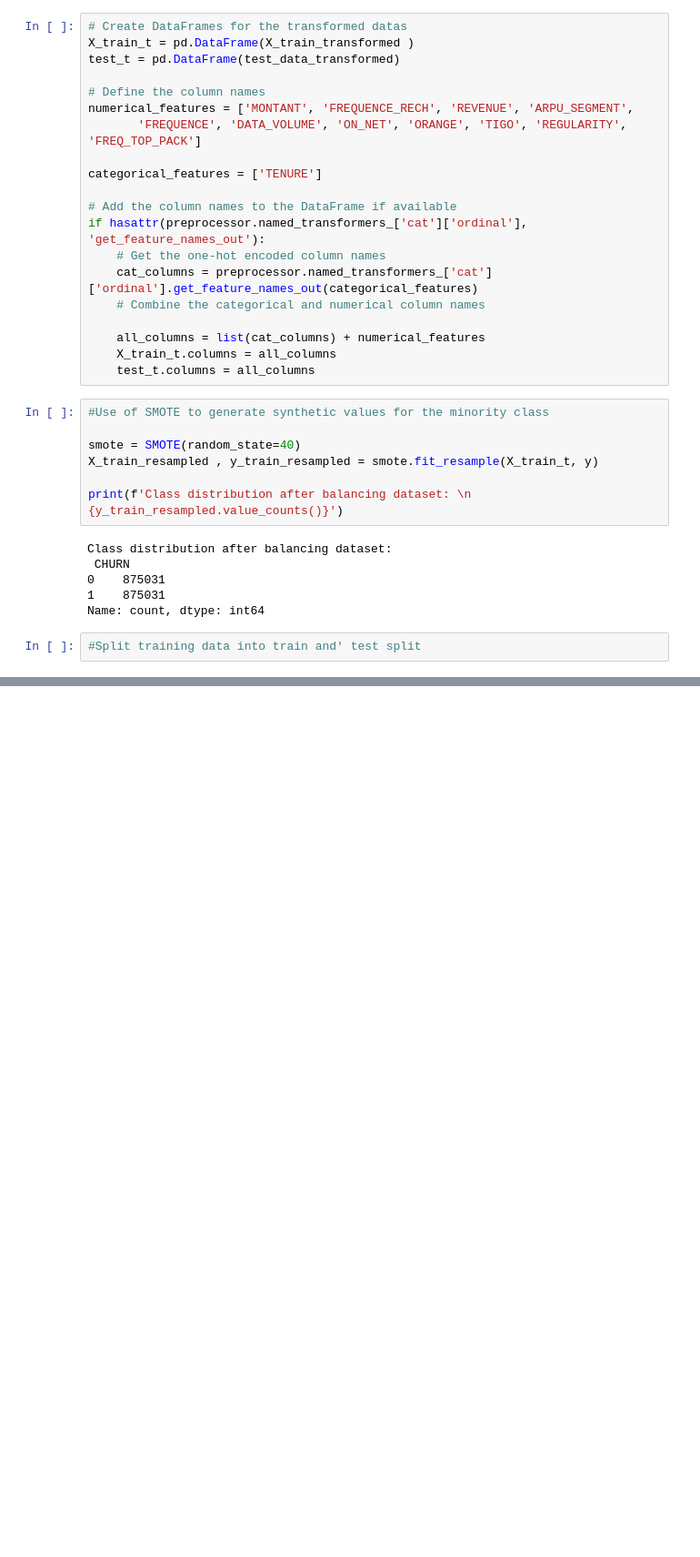
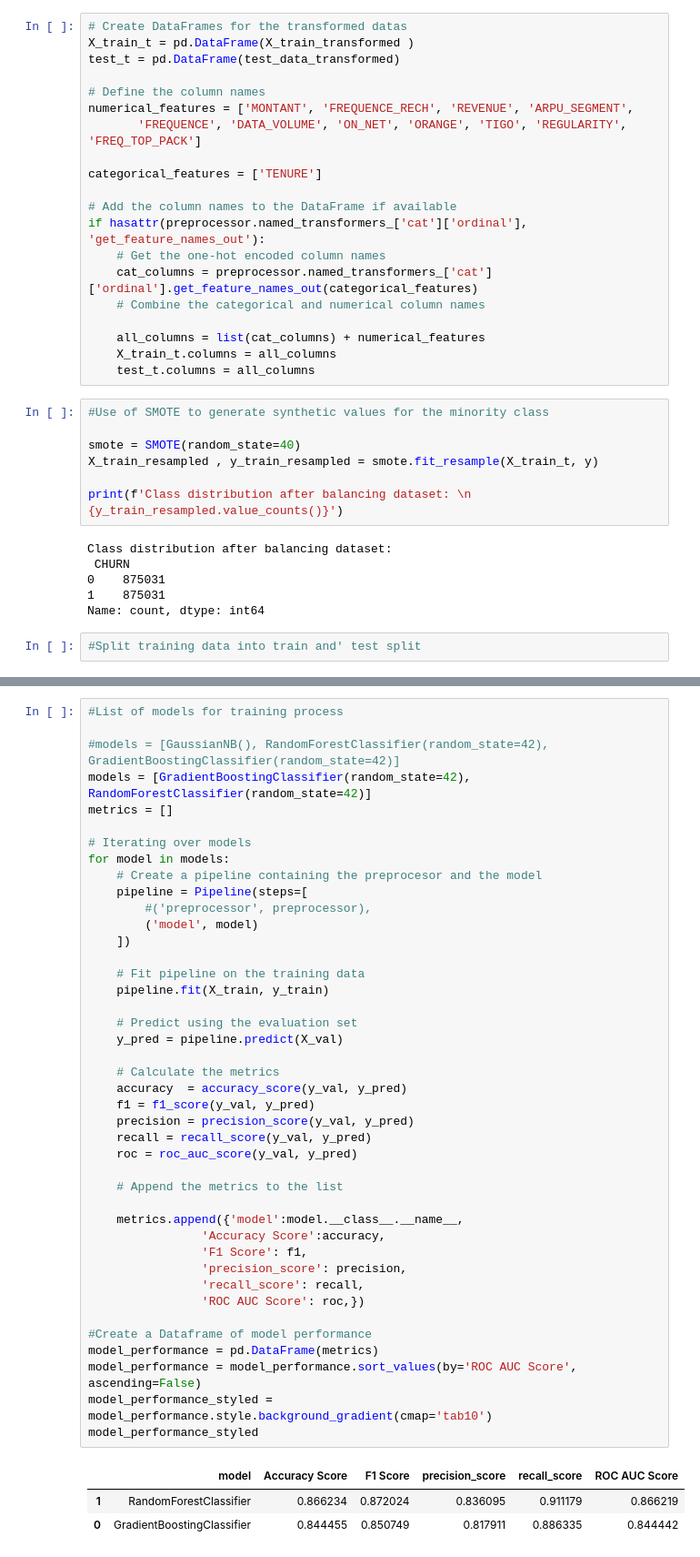
Before and after one commit to kaitany/Capstone_Project, a Jupyter notebook: notebook/customer_churn.ipynb, the cells around one changed output, grey strips where cells are left out. Shown at 91% size. Saved outputs shown, nothing was run; the diff lists cells and outputs as text; blank space fills up the shorter version.

```diff
--- a/notebook/customer_churn.ipynb
+++ b/notebook/customer_churn.ipynb
@@ -881,0 +946,46 @@ Name: count, dtype: int64
+# %%
+#List of models for training process
+
+#models = [GaussianNB(), RandomForestClassifier(random_state=42), GradientBoostingClassifier(random_state=42)]
+models = [GradientBoostingClassifier(random_state=42), RandomForestClassifier(random_state=42)]
+metrics = []
+
+# Iterating over models
+for model in models:
+    # Create a pipeline containing the preprocesor and the model
+    pipeline = Pipeline(steps=[
+        #('preprocessor', preprocessor),
+        ('model', model)
+    ])
+
+    # Fit pipeline on the training data
+    pipeline.fit(X_train, y_train)
+
+    # Predict using the evaluation set
+    y_pred = pipeline.predict(X_val)
+
+    # Calculate the metrics
+    accuracy  = accuracy_score(y_val, y_pred)
+    f1 = f1_score(y_val, y_pred)
+    precision = precision_score(y_val, y_pred)
+    recall = recall_score(y_val, y_pred)
+    roc = roc_auc_score(y_val, y_pred)
+
+    # Append the metrics to the list
+
+    metrics.append({'model':model.__class__.__name__,
+                'Accuracy Score':accuracy,
+                'F1 Score': f1,
+                'precision_score': precision,
+                'recall_score': recall,
+                'ROC AUC Score': roc,})
+
+#Create a Dataframe of model performance
+model_performance = pd.DataFrame(metrics)
+model_performance = model_performance.sort_values(by='ROC AUC Score', ascending=False)
+model_performance_styled = model_performance.style.background_gradient(cmap='tab10')
+model_performance_styled
+# %% [output]
+|  | model | Accuracy Score | F1 Score | precision_score | recall_score | ROC AUC Score |
+| 1 | RandomForestClassifier | 0.866234 | 0.872024 | 0.836095 | 0.911179 | 0.866219 |
+| 0 | GradientBoostingClassifier | 0.844455 | 0.850749 | 0.817911 | 0.886335 | 0.844442 |
```
Also changed, not shown: parts of 29 cells of this notebook, 4 other files.
